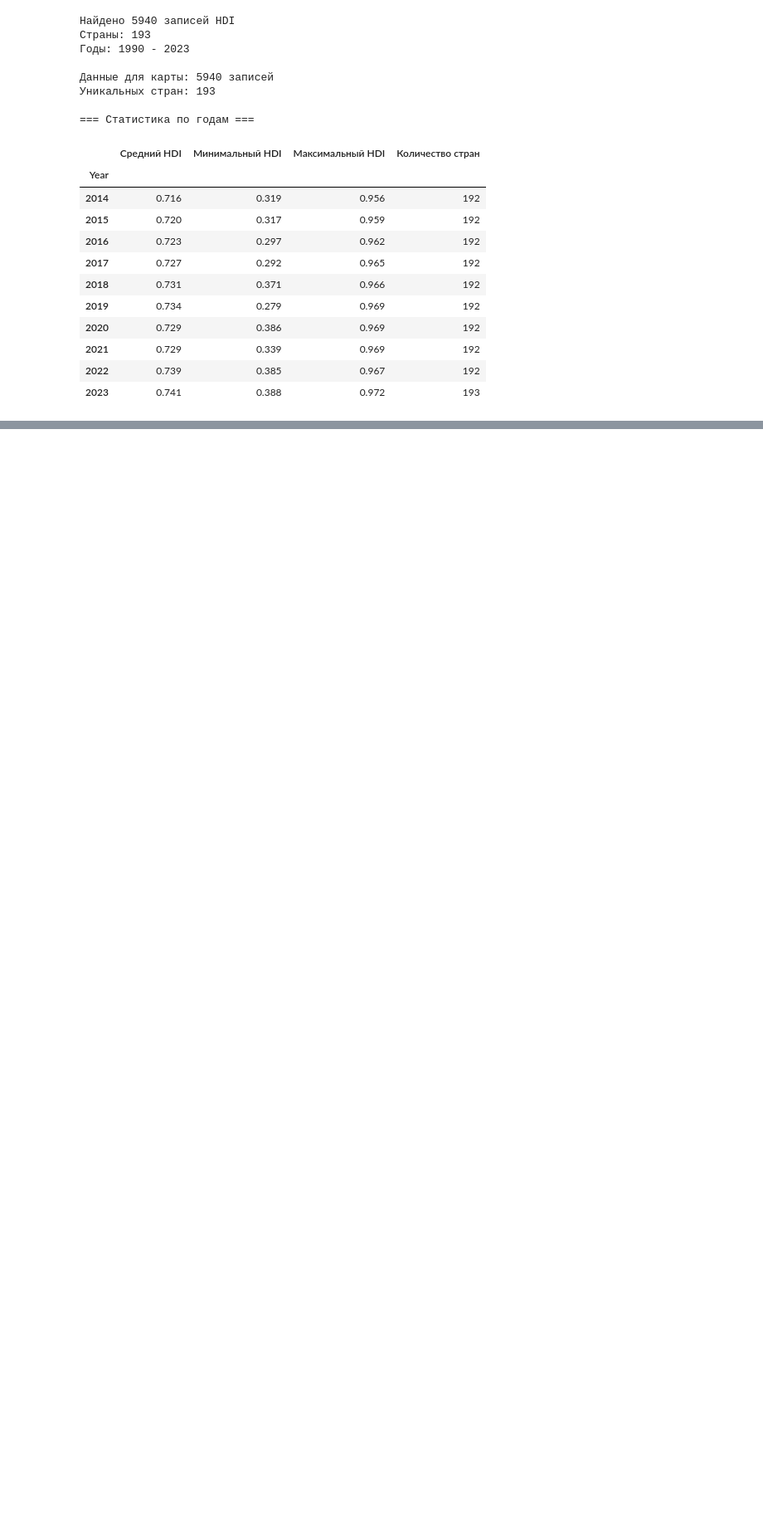
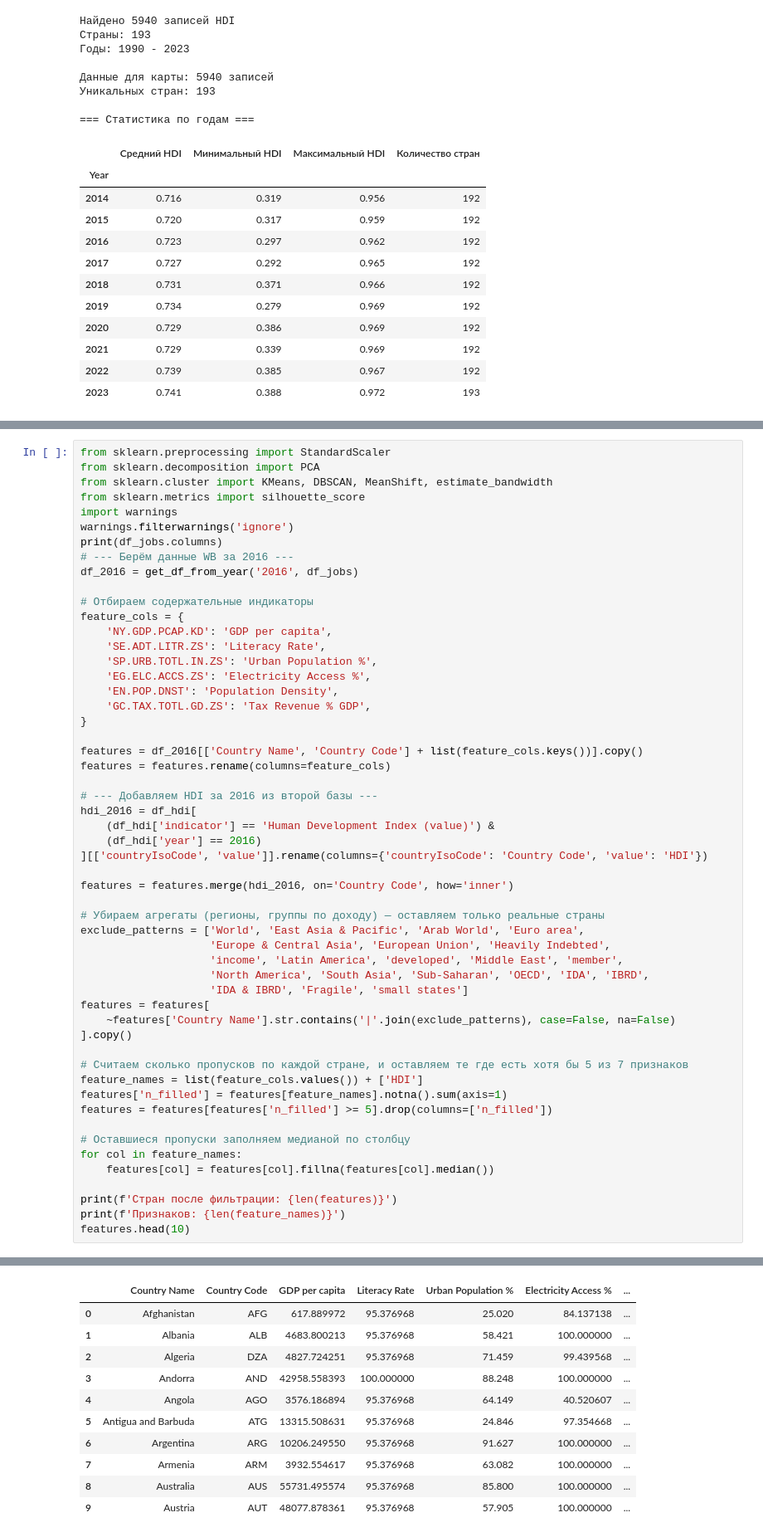
Before and after one commit to izzzav/hse-hdi-visualisation, a Jupyter notebook: country_development.ipynb, the cells around one changed output, grey strips where cells are left out. Shown at 83% size. Cells and saved outputs as stored; diff of their text form; blank space fills up the shorter version.

```diff
--- a/country_development.ipynb
+++ b/country_development.ipynb
@@ -472,0 +495,55 @@ display(yearly_stats.tail(10))
+# %%
+from sklearn.preprocessing import StandardScaler
+from sklearn.decomposition import PCA
+from sklearn.cluster import KMeans, DBSCAN, MeanShift, estimate_bandwidth
+from sklearn.metrics import silhouette_score
+import warnings
+warnings.filterwarnings('ignore')
+print(df_jobs.columns)
+# --- Берём данные WB за 2016 ---
+df_2016 = get_df_from_year('2016', df_jobs)
+
+# Отбираем содержательные индикаторы
+feature_cols = {
+    'NY.GDP.PCAP.KD': 'GDP per capita',
+    'SE.ADT.LITR.ZS': 'Literacy Rate',
+    'SP.URB.TOTL.IN.ZS': 'Urban Population %',
+    'EG.ELC.ACCS.ZS': 'Electricity Access %',
+    'EN.POP.DNST': 'Population Density',
+    'GC.TAX.TOTL.GD.ZS': 'Tax Revenue % GDP',
+}
+
+features = df_2016[['Country Name', 'Country Code'] + list(feature_cols.keys())].copy()
+features = features.rename(columns=feature_cols)
+
+# --- Добавляем HDI за 2016 из второй базы ---
+hdi_2016 = df_hdi[
+    (df_hdi['indicator'] == 'Human Development Index (value)') &
+    (df_hdi['year'] == 2016)
+][['countryIsoCode', 'value']].rename(columns={'countryIsoCode': 'Country Code', 'value': 'HDI'})
+
+features = features.merge(hdi_2016, on='Country Code', how='inner')
+
+# Убираем агрегаты (регионы, группы по доходу) — оставляем только реальные страны
+exclude_patterns = ['World', 'East Asia & Pacific', 'Arab World', 'Euro area',
+                    'Europe & Central Asia', 'European Union', 'Heavily Indebted',
+                    'income', 'Latin America', 'developed', 'Middle East', 'member',
+                    'North America', 'South Asia', 'Sub-Saharan', 'OECD', 'IDA', 'IBRD',
+                    'IDA & IBRD', 'Fragile', 'small states']
+features = features[
+    ~features['Country Name'].str.contains('|'.join(exclude_patterns), case=False, na=False)
+].copy()
+
+# Считаем сколько пропусков по каждой стране, и оставляем те где есть хотя бы 5 из 7 признаков
+feature_names = list(feature_cols.values()) + ['HDI']
+features['n_filled'] = features[feature_names].notna().sum(axis=1)
+features = features[features['n_filled'] >= 5].drop(columns=['n_filled'])
+
+# Оставшиеся пропуски заполняем медианой по столбцу
+for col in feature_names:
+    features[col] = features[col].fillna(features[col].median())
+
+print(f'Стран после фильтрации: {len(features)}')
+print(f'Признаков: {len(feature_names)}')
+features.head(10)
+# %% [output]
@@ -472,0 +557,11 @@ display(yearly_stats.tail(10))
+|  | Country Name | Country Code | GDP per capita | Literacy Rate | Urban Population % | Electricity Access % | ... |
+| 0 | Afghanistan | AFG | 617.889972 | 95.376968 | 25.020 | 84.137138 | ... |
+| 1 | Albania | ALB | 4683.800213 | 95.376968 | 58.421 | 100.000000 | ... |
+| 2 | Algeria | DZA | 4827.724251 | 95.376968 | 71.459 | 99.439568 | ... |
+| 3 | Andorra | AND | 42958.558393 | 100.000000 | 88.248 | 100.000000 | ... |
+| 4 | Angola | AGO | 3576.186894 | 95.376968 | 64.149 | 40.520607 | ... |
+| 5 | Antigua and Barbuda | ATG | 13315.508631 | 95.376968 | 24.846 | 97.354668 | ... |
+| 6 | Argentina | ARG | 10206.249550 | 95.376968 | 91.627 | 100.000000 | ... |
+| 7 | Armenia | ARM | 3932.554617 | 95.376968 | 63.082 | 100.000000 | ... |
+| 8 | Australia | AUS | 55731.495574 | 95.376968 | 85.800 | 100.000000 | ... |
+| 9 | Austria | AUT | 48077.878361 | 95.376968 | 57.905 | 100.000000 | ... |
```
Also changed, not shown: parts of 36 cells of this notebook, 3 other files.
